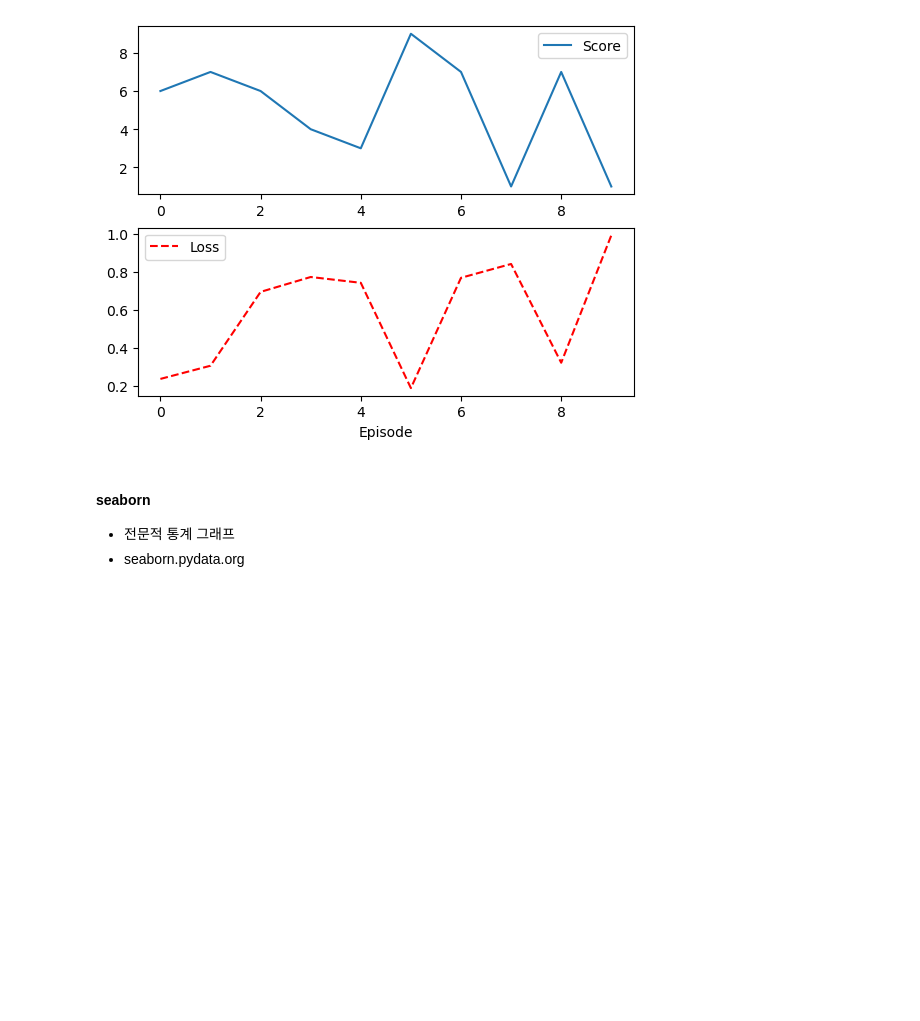
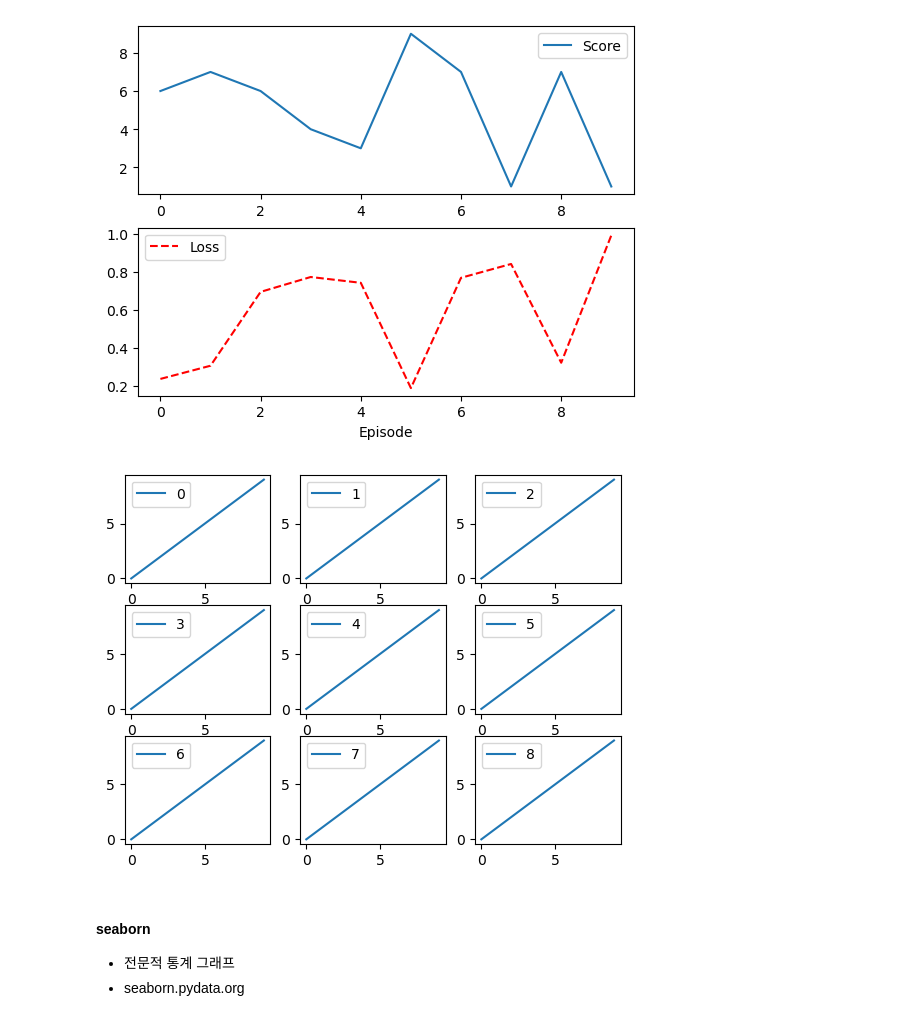
Before and after one commit to ajwkim/NSM_PDL, a Jupyter notebook: PDL_Python.ipynb, the cells around one changed output. Drawn from its saved outputs; the diff is of its cells as text; code cells hidden in the pictures; blank space fills up the shorter version.

```diff
--- a/PDL_Python.ipynb
+++ b/PDL_Python.ipynb
@@ -3351,3 +3371,12 @@ ax[1].legend();
+# %%
+a = np.arange(10)
+
+fig, ax = plt.subplots(3, 3)
+for i, axi in enumerate(ax.flat):           # ax.flat
+    axi.plot(a, label=f'{i}')
+    axi.legend()
+# %% [output]
+[figure, added]
 # %% [markdown]
 #### seaborn
 - 전문적 통계 그래프
```
Also changed, not shown: parts of 14 cells of this notebook.
